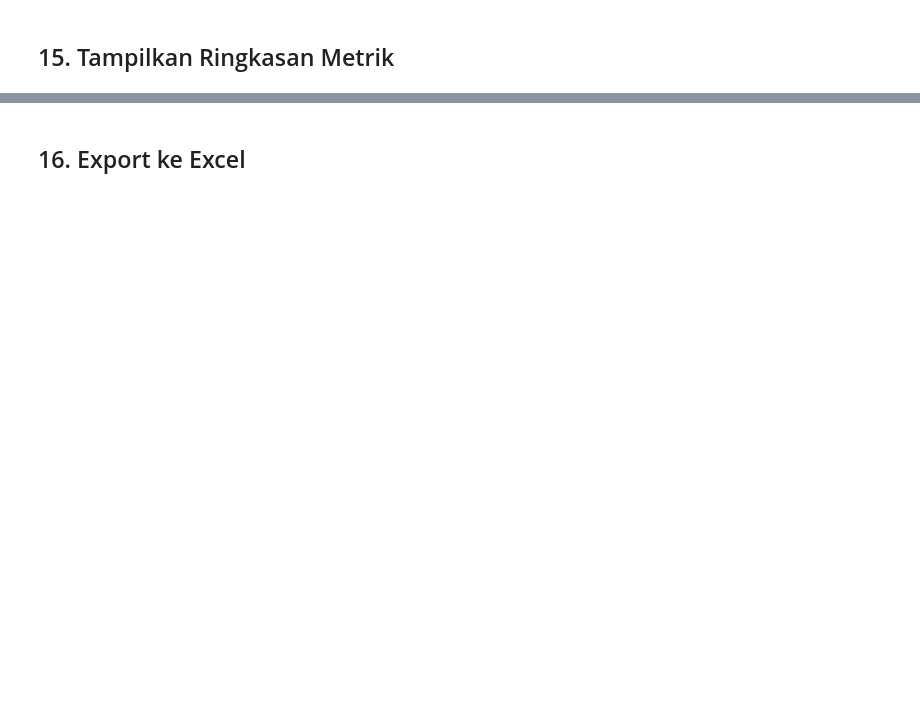
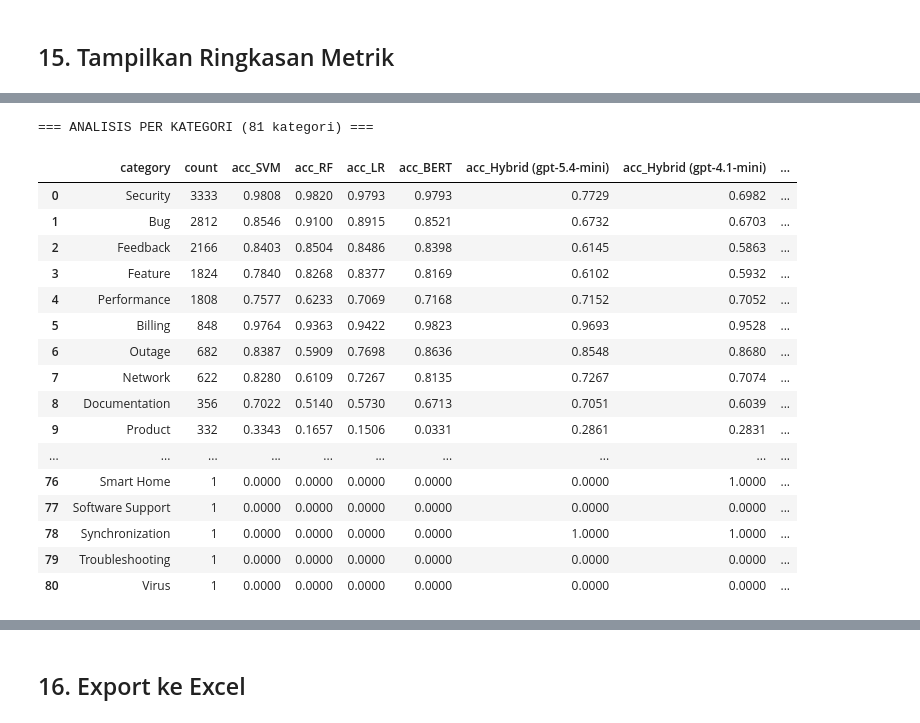
Before and after one commit to mahathirmuh/it-helpdesk-ticket-classifier, a Jupyter notebook: notebooks/compare_svm_genai.ipynb, the cells around one changed output, grey strips where cells are left out. Saved outputs shown, nothing was run; the diff lists cells and outputs as text; code cells hidden in the pictures; blank space fills up the shorter version.

```diff
--- a/notebooks/compare_svm_genai.ipynb
+++ b/notebooks/compare_svm_genai.ipynb
@@ -652,0 +713,57 @@ PERBANDINGAN SEMUA SKEMA
+# %%
+
+# ── Analisis per-kategori ─────────────────────────────────────────────────────
+_categories = sorted(df["category"].unique())
+
+_cat_pred_cols = {"SVM": "svm_category", "RF": "rf_category"}
+if lr_available:
+    _cat_pred_cols["LR"] = "lr_category"
+if bert_available:
+    _cat_pred_cols["BERT"] = "bert_category"
+for _sel in selected_models:
+    _mkey = re.sub(r"[^a-zA-Z0-9]+", "_", _sel).strip("_").lower()
+    _cat_pred_cols[f"Hybrid ({_sel})"] = f"hybrid_svm_category_{_mkey}"
+
+_rows = []
+for _cat in _categories:
+    _mask = df["category"] == _cat
+    _sub  = df[_mask]
+    _row  = {"category": _cat, "count": len(_sub)}
+    for _model_name, _col in _cat_pred_cols.items():
+        if _col in df.columns:
+            _correct = (_sub[_col] == _sub["category"]).sum()
+            _row[f"acc_{_model_name}"] = round(_correct / len(_sub), 4)
+        else:
+            _row[f"acc_{_model_name}"] = None
+    _rows.append(_row)
+
+per_cat_df = pd.DataFrame(_rows).sort_values("count", ascending=False).reset_index(drop=True)
+
+_acc_cols = [c for c in per_cat_df.columns if c.startswith("acc_")]
+_best_raw = per_cat_df[_acc_cols].idxmax(axis=1).str.replace("acc_", "", regex=False)
+per_cat_df["best_model"] = _best_raw.where(per_cat_df[_acc_cols].max(axis=1) > 0, "N/A")
+
+print(f"=== ANALISIS PER KATEGORI ({len(_categories)} kategori) ===")
+display(per_cat_df.style
+    .format("{:.4f}", subset=_acc_cols)
+    .format("{:.0f}", subset=["count"])
+    .background_gradient(cmap="RdYlGn", subset=_acc_cols))
+# %% [output]
+=== ANALISIS PER KATEGORI (81 kategori) ===
+|  | category | count | acc_SVM | acc_RF | acc_LR | acc_BERT | acc_Hybrid (gpt-5.4-mini) | acc_Hybrid (gpt-4.1-mini) | ... |
+| 0 | Security | 3333 | 0.9808 | 0.9820 | 0.9793 | 0.9793 | 0.7729 | 0.6982 | ... |
+| 1 | Bug | 2812 | 0.8546 | 0.9100 | 0.8915 | 0.8521 | 0.6732 | 0.6703 | ... |
+| 2 | Feedback | 2166 | 0.8403 | 0.8504 | 0.8486 | 0.8398 | 0.6145 | 0.5863 | ... |
+| 3 | Feature | 1824 | 0.7840 | 0.8268 | 0.8377 | 0.8169 | 0.6102 | 0.5932 | ... |
+| 4 | Performance | 1808 | 0.7577 | 0.6233 | 0.7069 | 0.7168 | 0.7152 | 0.7052 | ... |
+| 5 | Billing | 848 | 0.9764 | 0.9363 | 0.9422 | 0.9823 | 0.9693 | 0.9528 | ... |
+| 6 | Outage | 682 | 0.8387 | 0.5909 | 0.7698 | 0.8636 | 0.8548 | 0.8680 | ... |
+| 7 | Network | 622 | 0.8280 | 0.6109 | 0.7267 | 0.8135 | 0.7267 | 0.7074 | ... |
+| 8 | Documentation | 356 | 0.7022 | 0.5140 | 0.5730 | 0.6713 | 0.7051 | 0.6039 | ... |
+| 9 | Product | 332 | 0.3343 | 0.1657 | 0.1506 | 0.0331 | 0.2861 | 0.2831 | ... |
+| ... | ... | ... | ... | ... | ... | ... | ... | ... | ... |
+| 76 | Smart Home | 1 | 0.0000 | 0.0000 | 0.0000 | 0.0000 | 0.0000 | 1.0000 | ... |
+| 77 | Software Support | 1 | 0.0000 | 0.0000 | 0.0000 | 0.0000 | 0.0000 | 0.0000 | ... |
+| 78 | Synchronization | 1 | 0.0000 | 0.0000 | 0.0000 | 0.0000 | 1.0000 | 1.0000 | ... |
+| 79 | Troubleshooting | 1 | 0.0000 | 0.0000 | 0.0000 | 0.0000 | 0.0000 | 0.0000 | ... |
+| 80 | Virus | 1 | 0.0000 | 0.0000 | 0.0000 | 0.0000 | 0.0000 | 0.0000 | ... |
```
Also changed, not shown: parts of 17 cells of this notebook, 4 other files.
